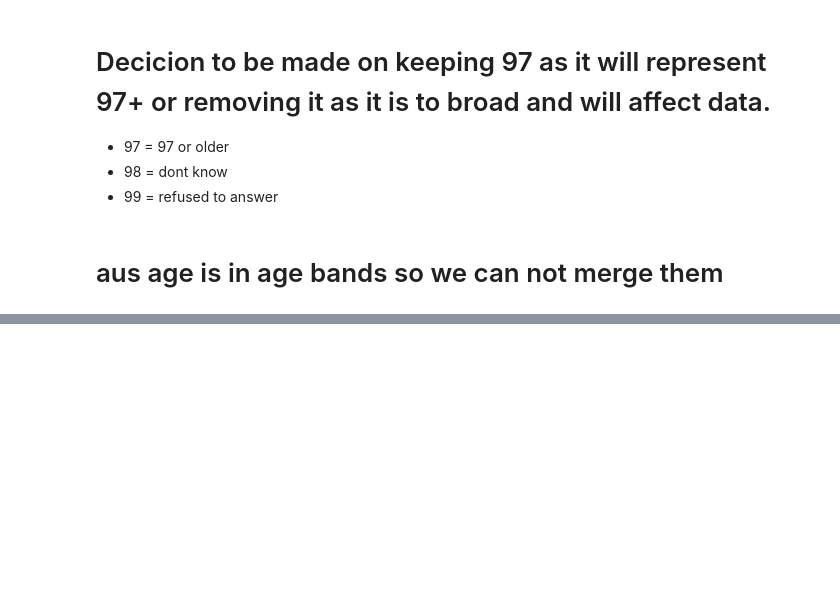
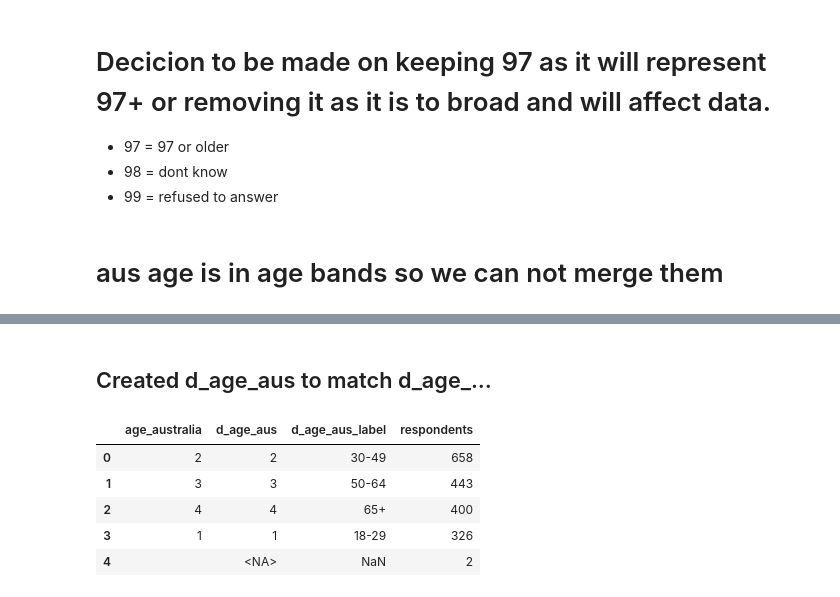
Before and after one commit to finlay-ab/vibe-check-genz-ai, a Jupyter notebook: src/solution.ipynb, the cells around one changed output, grey strips where cells are left out. Drawn from its saved outputs; the diff is of its cells as text; code cells hidden in the pictures; blank space fills up the shorter version.

```diff
--- a/src/solution.ipynb
+++ b/src/solution.ipynb
@@ -44,6 +44,9 @@ print(df.head())
 4  3/23/2025                        1
 
 [5 rows x 483 columns]
+# %%
+clean_df = df.copy()
+raw_df = df.copy()
 # %% [markdown]
 # Audit data frame
 # %% [markdown]
@@ -172 +175,9 @@ age_australia
 Name: count, dtype: int64
+# %%
+# clean aus_age as 2 missing values
+clean_df["age_australia_clean"] = (
+    clean_df["age_australia"]
+    .astype("string")
+    .str.strip()
+    .replace("", pd.NA)
+)
@@ -172,0 +196,43 @@ Name: count, dtype: int64
+# %% [markdown]
+## Created d_age_aus to match d_age_...
+# %%
+# add d_age_aus
+
+clean_df["d_age_aus"] = (
+    clean_df["age_australia"]
+    .astype("string")
+    .str.strip()
+    .replace("", pd.NA)
+)
+# %%
+australia_age_labels = {
+    "1": "18-29",
+    "2": "30-49",
+    "3": "50-64",
+    "4": "65+"
+}
+
+clean_df["d_age_aus_label"] = (
+    clean_df["d_age_aus"]
+    .map(australia_age_labels)
+)
+# %%
+australia_mask = clean_df["country"] == 13
+
+display(
+    clean_df.loc[
+        australia_mask,
+        [
+            "age_australia",
+            "d_age_aus",
+            "d_age_aus_label"
+        ]
+    ].value_counts(dropna=False).reset_index(name="respondents")
+)
+# %% [output]
+|  | age_australia | d_age_aus | d_age_aus_label | respondents |
+| 0 | 2 | 2 | 30-49 | 658 |
+| 1 | 3 | 3 | 50-64 | 443 |
+| 2 | 4 | 4 | 65+ | 400 |
+| 3 | 1 | 1 | 18-29 | 326 |
+| 4 |  | <NA> | NaN | 2 |
```
Also changed, not shown: parts of 7 cells of this notebook.
